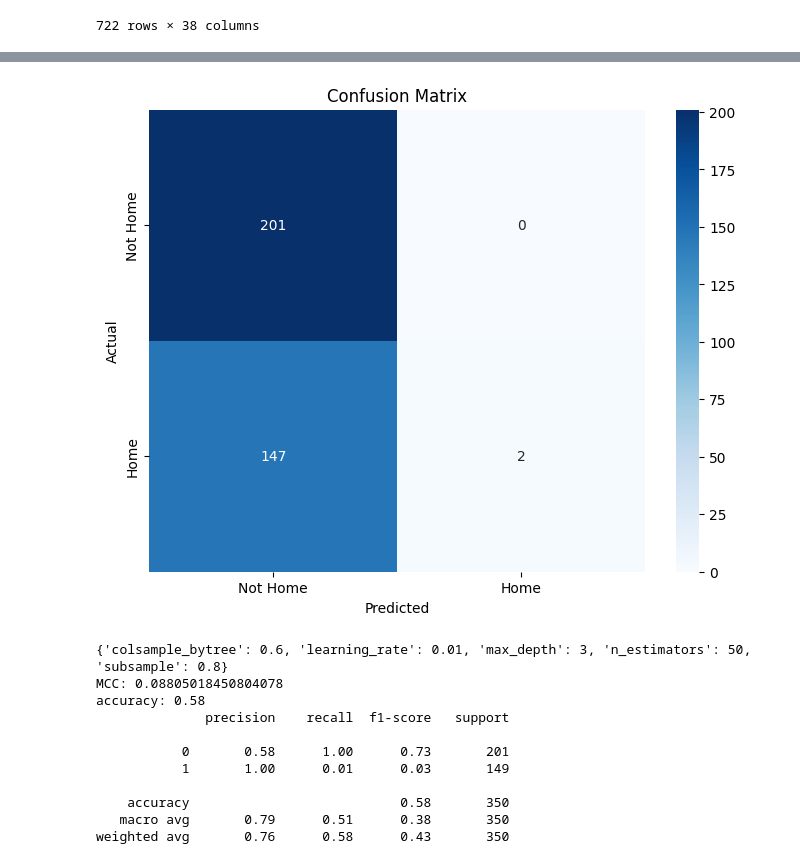
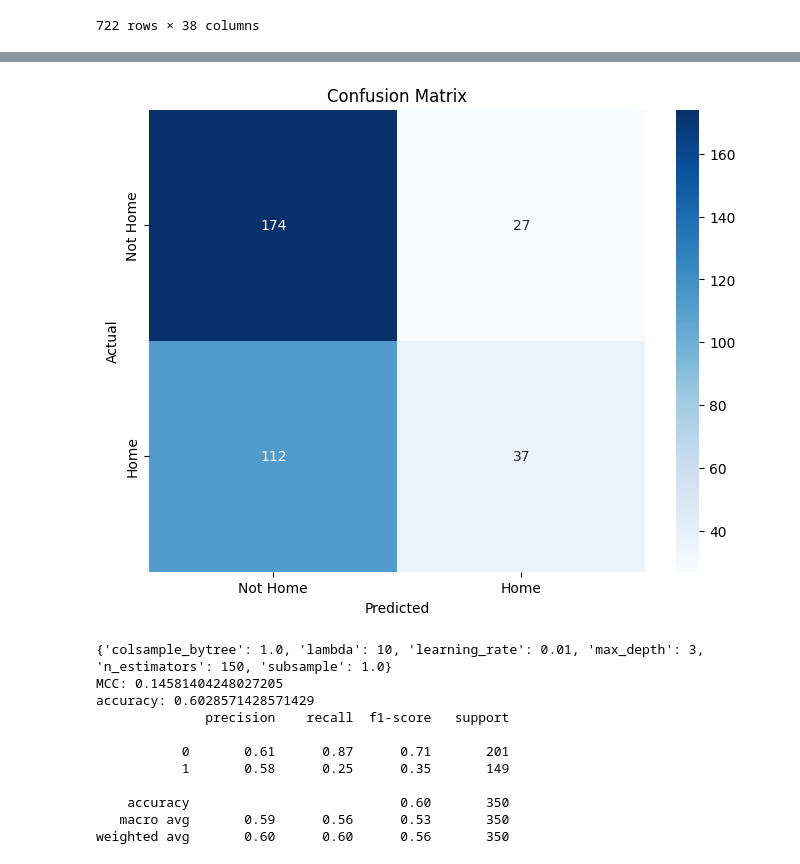
Before and after one commit to huanlv-git/Sport-Analysis-EPL, a Jupyter notebook: Model_v2/4.XGB_v2.ipynb, the cells around one changed output, grey strips where cells are left out. Cells and saved outputs as stored; diff of their text form; code cells hidden in the pictures.

Commit message:
rerun models

```diff
--- a/Model_v2/4.XGB_v2.ipynb
+++ b/Model_v2/4.XGB_v2.ipynb
@@ -208,60 +220,71 @@ X_train.shape, y_train.shape, X_test.shape, y_test.shape
 xgb_model = XGBClassifier(use_label_encoder=False, eval_metric='error', random_state=1)
 
 # Define the parameter grid for GridSearchCV
+# param_grid_xgb = {
+#     'n_estimators': [50, 100, 150],
+#     'max_depth': range(3,8),
+#     'learning_rate': [0.001, 0.01, 0.1],
+#     'subsample': [0.6, 0.8, 1.0],
+#     'colsample_bytree': [0.6, 0.8, 1.0]
+# }
+
 param_grid_xgb = {
     'n_estimators': [50, 100, 150],
-    'max_depth': range(3,8),
+    'max_depth': [3, 5, 7],
     'learning_rate': [0.001, 0.01, 0.1],
     'subsample': [0.6, 0.8, 1.0],
-    'colsample_bytree': [0.6, 0.8, 1.0]
+    'colsample_bytree': [0.6, 0.8, 1.0],
+    'lambda': [0, 1, 10]  # L2 regularization
+    # 'alpha': [0, 0.1, 1]  # L1 regularization
+
 }
 
 # Using GridSearchCV to find the best hyperparameters (with weather data)
-grid_search_xgb = GridSearchCV(xgb_model, param_grid_xgb, cv=4, scoring='accuracy', n_jobs=-1)
+grid_search_xgb = GridSearchCV(xgb_model, param_grid_xgb, cv=5, scoring='accuracy', n_jobs=-1)
 grid_search_xgb.fit(X_train, y_train)
 
 # Best parameters from GridSearch
 best_params = grid_search_xgb.best_params_
 
 # Building the XGBClassifier model with the best parameters
 model_xgb = XGBClassifier(**best_params, use_label_encoder=False, eval_metric='error', random_state=1)
 model_xgb.fit(X_train, y_train)
 
 # Predicting on the test data
 y_pred = model_xgb.predict(X_test)
 
 # Calculate accuracy and classification report
 mcc = matthews_corrcoef(y_test, y_pred)
 accuracy = accuracy_score(y_test, y_pred)
 classification_report_output = classification_report(y_test, y_pred)
 
 cm = confusion_matrix(y_test, y_pred)
 
 
 plt.figure(figsize=(8, 6))
 sns.heatmap(cm, annot=True, fmt='d', cmap='Blues', xticklabels=['Not Home', 'Home'], yticklabels=['Not Home', 'Home'])
 plt.xlabel('Predicted')
 plt.ylabel('Actual')
 plt.title('Confusion Matrix')
 plt.show()
 
 print(best_params)
 print(f'MCC: {mcc}')
 print(f'accuracy: {accuracy}')
 print(classification_report_output)
 # %% [output]
-[figure, old version]
+[figure, new version]
-{'colsample_bytree': 0.6, 'learning_rate': 0.01, 'max_depth': 3, 'n_estimators': 50, 'subsample': 0.8}
-MCC: 0.08805018450804078
-accuracy: 0.58
+{'colsample_bytree': 1.0, 'lambda': 10, 'learning_rate': 0.01, 'max_depth': 3, 'n_estimators': 150, 'subsample': 1.0}
+MCC: 0.14581404248027205
+accuracy: 0.6028571428571429
               precision    recall  f1-score   support
 
-           0       0.58      1.00      0.73       201
-           1       1.00      0.01      0.03       149
+           0       0.61      0.87      0.71       201
+           1       0.58      0.25      0.35       149
 
-    accuracy                           0.58       350
-   macro avg       0.79      0.51      0.38       350
-weighted avg       0.76      0.58      0.43       350
+    accuracy                           0.60       350
+   macro avg       0.59      0.56      0.53       350
+weighted avg       0.60      0.60      0.56       350
 # %%
 pd.DataFrame(y_pred,columns=['XGB_y_pred']).to_csv('4.XGB_y_pred_without_weather.csv')
 # %%
```
Also changed, not shown: parts of 5 cells of this notebook, 45 other files.
